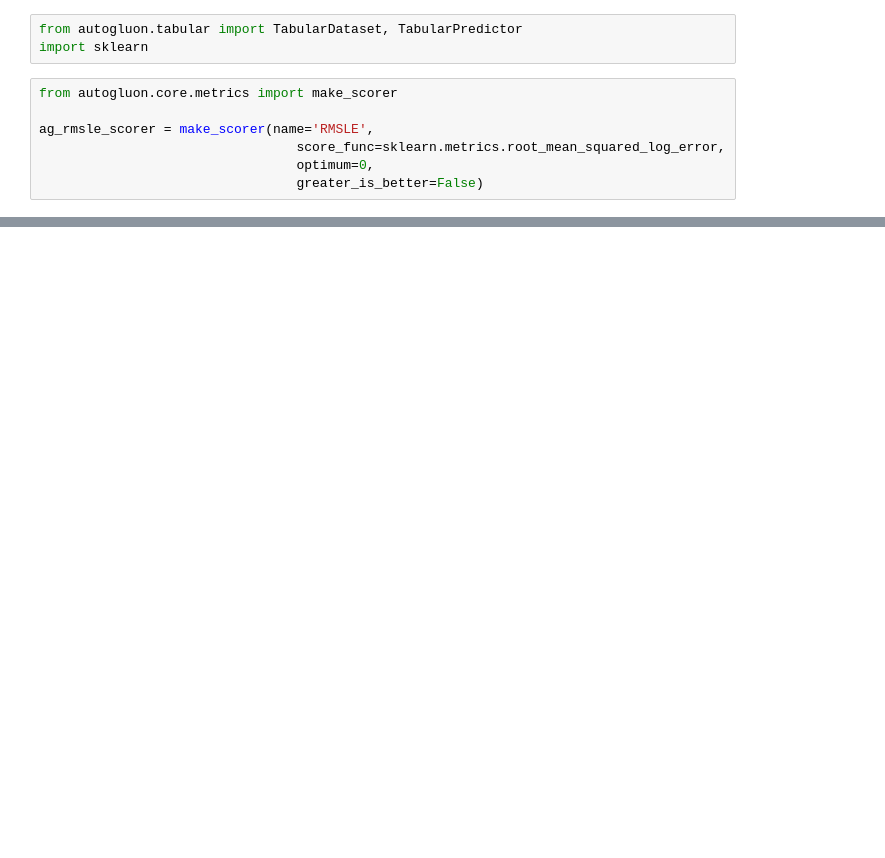
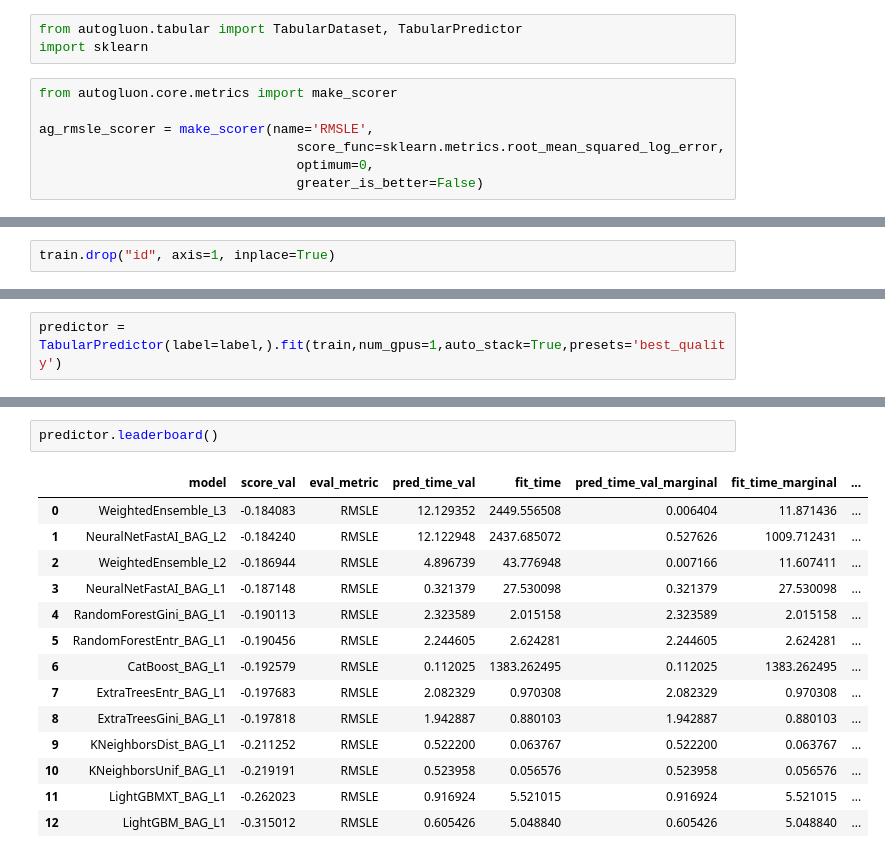
Before and after one commit to rickywesker/ml-dl-project, a Jupyter notebook: kaggle-pg/S4E4/dev.ipynb, the cells around one changed output, grey strips where cells are left out. Drawn from its saved outputs; the diff is of its cells as text; blank space fills up the shorter version.

```diff
--- a/kaggle-pg/S4E4/dev.ipynb
+++ b/kaggle-pg/S4E4/dev.ipynb
@@ -32,0 +20,2 @@ Running the sub-fit in a ray process to avoid memory leakage.
+# %%
+train.drop("id", axis=1, inplace=True)
@@ -32,0 +38,2 @@ Running the sub-fit in a ray process to avoid memory leakage.
+# %%
+predictor = TabularPredictor(label=label,).fit(train,num_gpus=1,auto_stack=True,presets='best_quality')
@@ -32,0 +58,17 @@ Running the sub-fit in a ray process to avoid memory leakage.
+# %%
+predictor.leaderboard()
+# %% [output]
+|  | model | score_val | eval_metric | pred_time_val | fit_time | pred_time_val_marginal | fit_time_marginal | ... |
+| 0 | WeightedEnsemble_L3 | -0.184083 | RMSLE | 12.129352 | 2449.556508 | 0.006404 | 11.871436 | ... |
+| 1 | NeuralNetFastAI_BAG_L2 | -0.184240 | RMSLE | 12.122948 | 2437.685072 | 0.527626 | 1009.712431 | ... |
+| 2 | WeightedEnsemble_L2 | -0.186944 | RMSLE | 4.896739 | 43.776948 | 0.007166 | 11.607411 | ... |
+| 3 | NeuralNetFastAI_BAG_L1 | -0.187148 | RMSLE | 0.321379 | 27.530098 | 0.321379 | 27.530098 | ... |
+| 4 | RandomForestGini_BAG_L1 | -0.190113 | RMSLE | 2.323589 | 2.015158 | 2.323589 | 2.015158 | ... |
+| 5 | RandomForestEntr_BAG_L1 | -0.190456 | RMSLE | 2.244605 | 2.624281 | 2.244605 | 2.624281 | ... |
+| 6 | CatBoost_BAG_L1 | -0.192579 | RMSLE | 0.112025 | 1383.262495 | 0.112025 | 1383.262495 | ... |
+| 7 | ExtraTreesEntr_BAG_L1 | -0.197683 | RMSLE | 2.082329 | 0.970308 | 2.082329 | 0.970308 | ... |
+| 8 | ExtraTreesGini_BAG_L1 | -0.197818 | RMSLE | 1.942887 | 0.880103 | 1.942887 | 0.880103 | ... |
+| 9 | KNeighborsDist_BAG_L1 | -0.211252 | RMSLE | 0.522200 | 0.063767 | 0.522200 | 0.063767 | ... |
+| 10 | KNeighborsUnif_BAG_L1 | -0.219191 | RMSLE | 0.523958 | 0.056576 | 0.523958 | 0.056576 | ... |
+| 11 | LightGBMXT_BAG_L1 | -0.262023 | RMSLE | 0.916924 | 5.521015 | 0.916924 | 5.521015 | ... |
+| 12 | LightGBM_BAG_L1 | -0.315012 | RMSLE | 0.605426 | 5.048840 | 0.605426 | 5.048840 | ... |
```
Also changed, not shown: parts of 7 cells of this notebook, 5 other files.
